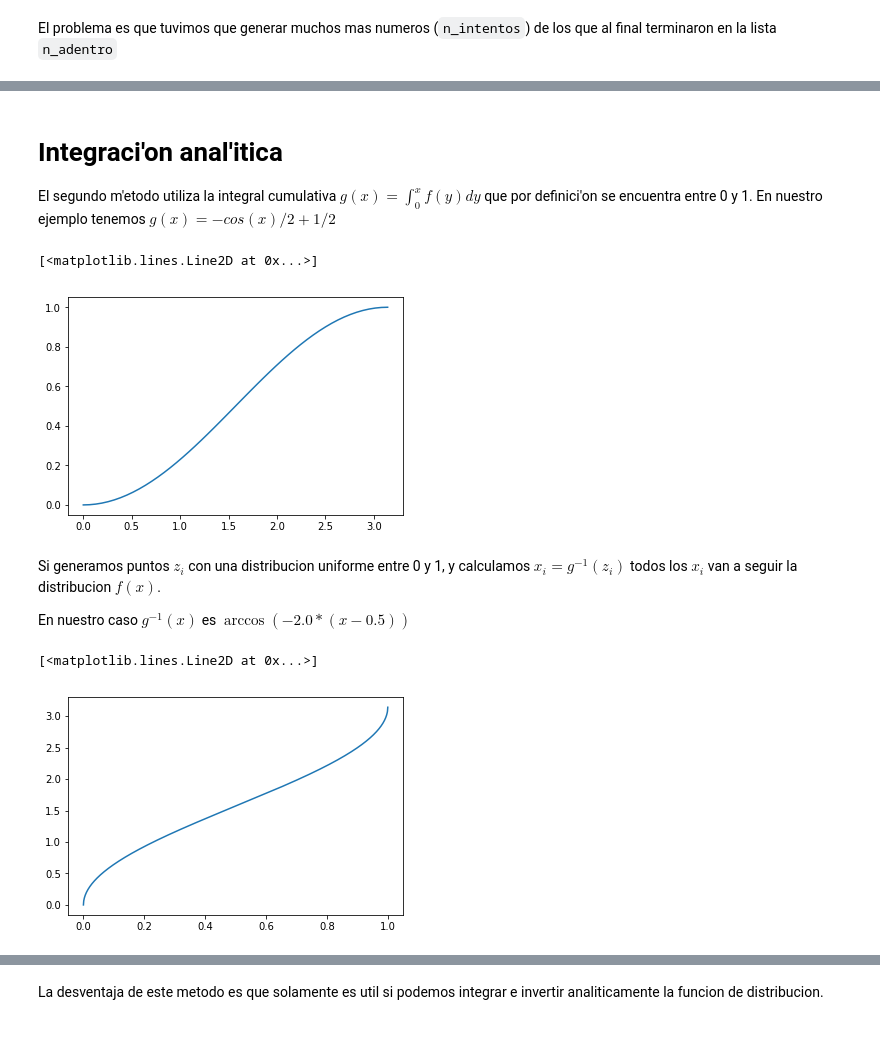
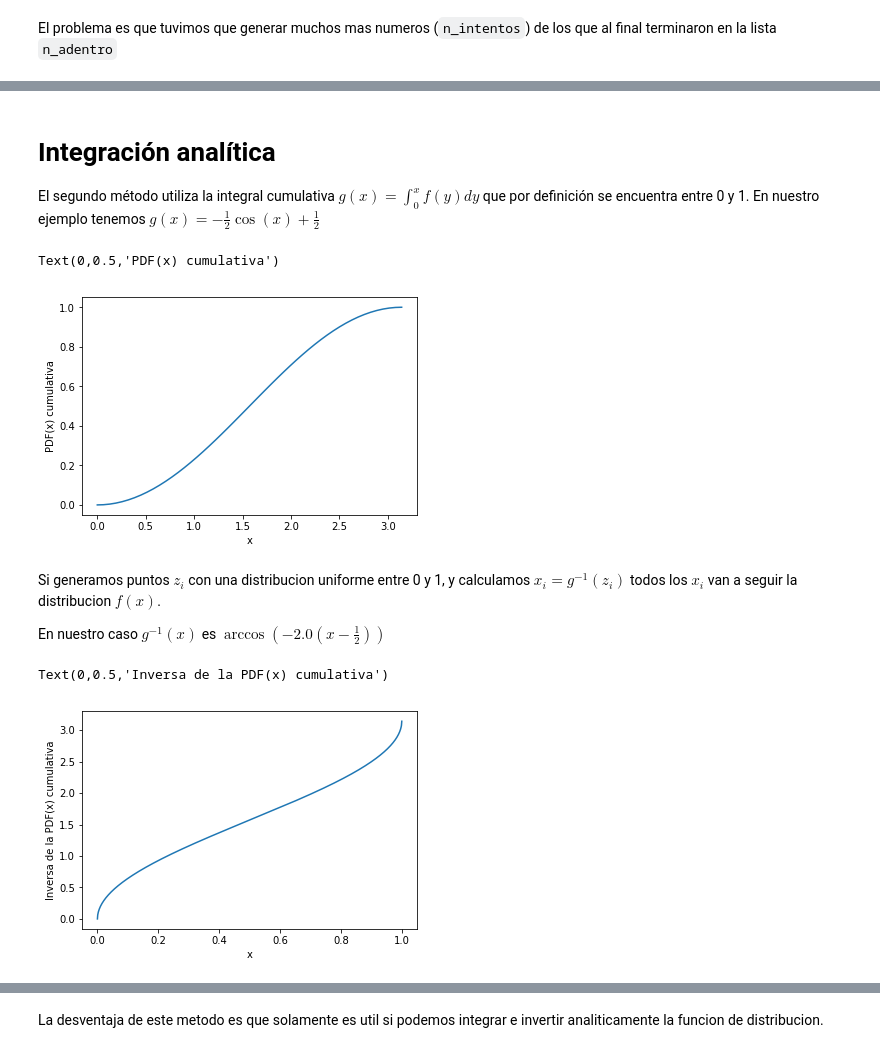
Before and after one commit to ComputoCienciasUniandes/MetodosComputacionalesAvanzados, a Jupyter notebook: secciones/05.MCMC/02_MetropolisHastings.ipynb, the cells around one changed output, grey strips where cells are left out. Drawn from its saved outputs; the diff is of its cells as text; code cells hidden in the pictures.

```diff
--- a/secciones/05.MCMC/02_MetropolisHastings.ipynb
+++ b/secciones/05.MCMC/02_MetropolisHastings.ipynb
@@ -62,29 +65,33 @@ print(n_adentro/n_intentos)
 # %% [markdown]
-# Integraci\'on anal\'itica
+# Integración analítica
 
-El segundo m\'etodo utiliza la integral cumulativa  $g(x) = \int_0^x f(y)dy$ que por definici\'on se
-encuentra entre 0 y 1. En nuestro ejemplo tenemos $g(x)=-cos(x)/2 + 1/2$
+El segundo método utiliza la integral cumulativa  $g(x) = \int_0^x f(y)dy$ que por definición se
+encuentra entre 0 y 1. En nuestro ejemplo tenemos $g(x)=-\frac{1}{2}\cos(x) + \frac{1}{2}$
 # %%
 def cumul_f(x):
     return - 0.5 * np.cos(x) + 0.5
 # %%
 plt.plot(x, cumul_f(x))
+plt.xlabel('x')
+plt.ylabel('PDF(x) cumulativa')
 # %% [output]
-[<matplotlib.lines.Line2D at 0x...>]
+Text(0,0.5,'PDF(x) cumulativa')
-[figure, old version]
+[figure, new version]
 # %% [markdown]
 Si generamos puntos $z_i$ con una distribucion uniforme entre 0 y 1, y calculamos $x_i=g^{-1}(z_i)$ todos los $x_i$ van a seguir la distribucion $f(x)$.
 
-En nuestro caso $g^{-1}(x)$ es $\arccos(-2.0*(x-0.5))$
+En nuestro caso $g^{-1}(x)$ es $\arccos(-2.0(x-\frac{1}{2}))$
 # %%
 def inversa_cumul_f(x):
     return np.arccos(-2.0*(x-0.5))
 # %%
 z = np.linspace(0,1.0, n_puntos)
 plt.plot(z, inversa_cumul_f(z))
+plt.xlabel('x')
+plt.ylabel('Inversa de la PDF(x) cumulativa')
 # %% [output]
-[<matplotlib.lines.Line2D at 0x...>]
+Text(0,0.5,'Inversa de la PDF(x) cumulativa')
-[figure, old version]
+[figure, new version]
 # %%
 #De esta manera solamente tenemos que calcular
 
```
Also changed, not shown: parts of 14 cells of this notebook, 1 other file.
